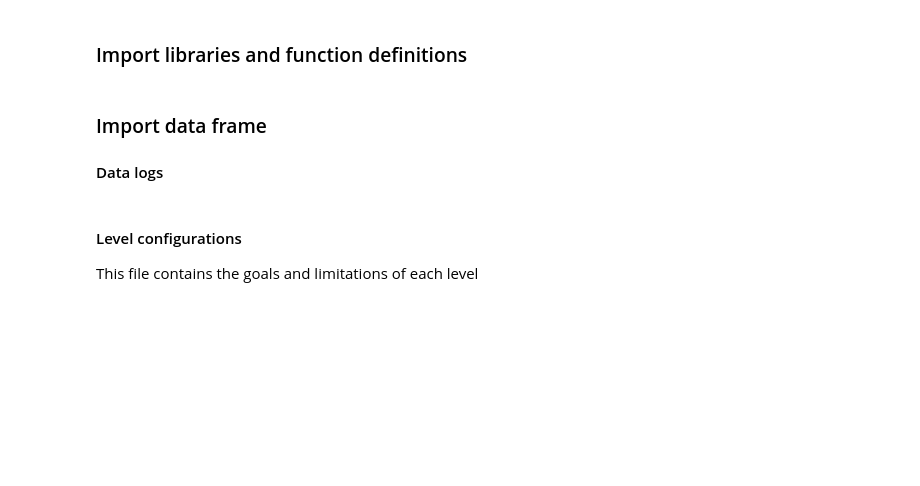
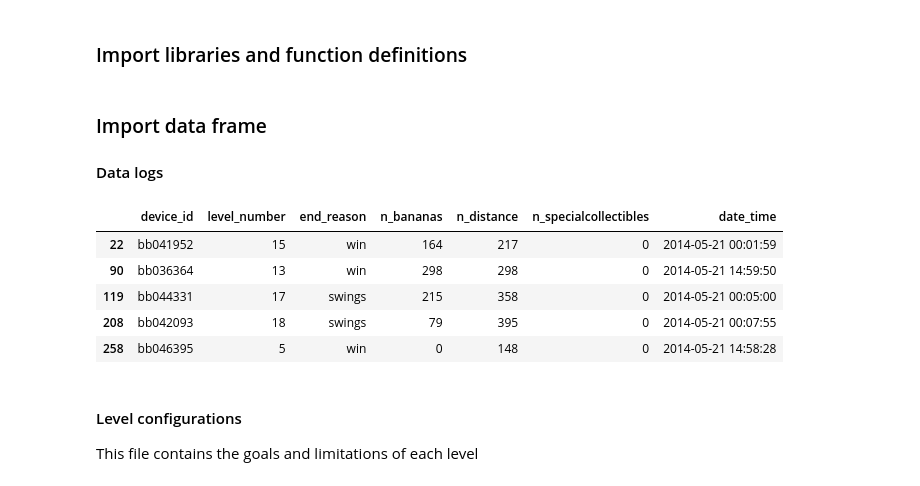
Before and after one commit to davidzg/mobile-game-data-analysis, a Jupyter notebook: EDA.ipynb, the cells around one changed output. Cells and saved outputs as stored; diff of their text form; code cells hidden in the pictures; blank space fills up the shorter version.

```diff
--- a/EDA.ipynb
+++ b/EDA.ipynb
@@ -16,10 +16,18 @@ def calculate_completeness(row:pd.Series) -> pd.Series:
 # %%
 # Read Dataframe
 df_raw = pd.read_parquet('game_overs_compact.parquet')
 #df_raw = pd.read_csv('game_overs_compact.csv')
 
 # reanme column to match the type of goal. this is necessary to calculate the completeness.
 df_raw = df_raw.rename(columns={'n_bananavalue':'n_bananas'})
+df_raw.head()
+# %% [output]
+|  | device_id | level_number | end_reason | n_bananas | n_distance | n_specialcollectibles | date_time |
+| 22 | bb041952 | 15 | win | 164 | 217 | 0 | 2014-05-21 00:01:59 |
+| 90 | bb036364 | 13 | win | 298 | 298 | 0 | 2014-05-21 14:59:50 |
+| 119 | bb044331 | 17 | swings | 215 | 358 | 0 | 2014-05-21 00:05:00 |
+| 208 | bb042093 | 18 | swings | 79 | 395 | 0 | 2014-05-21 00:07:55 |
+| 258 | bb046395 | 5 | win | 0 | 148 | 0 | 2014-05-21 14:58:28 |
 # %% [markdown]
 #### Level configurations
 This file contains the goals and limitations of each level
```
Also changed, not shown: parts of 2 cells of this notebook.
